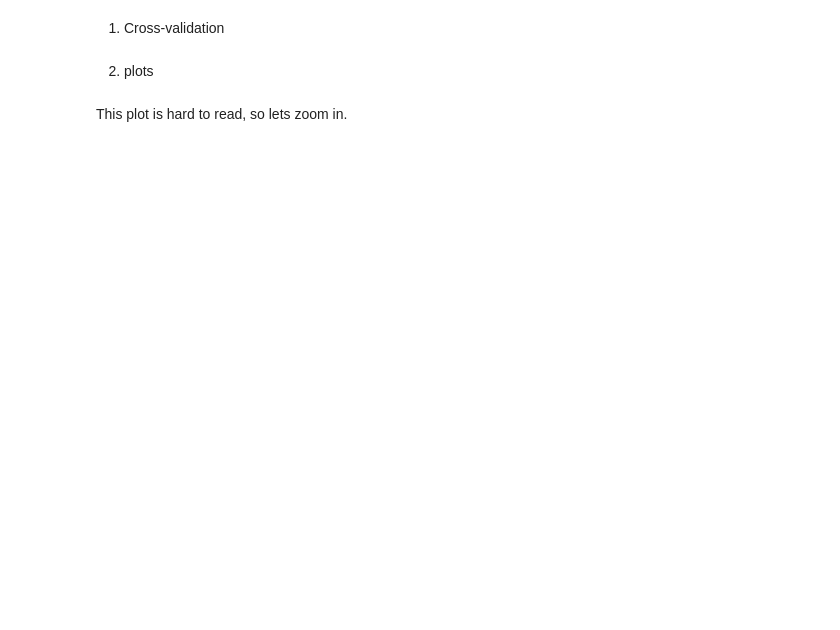
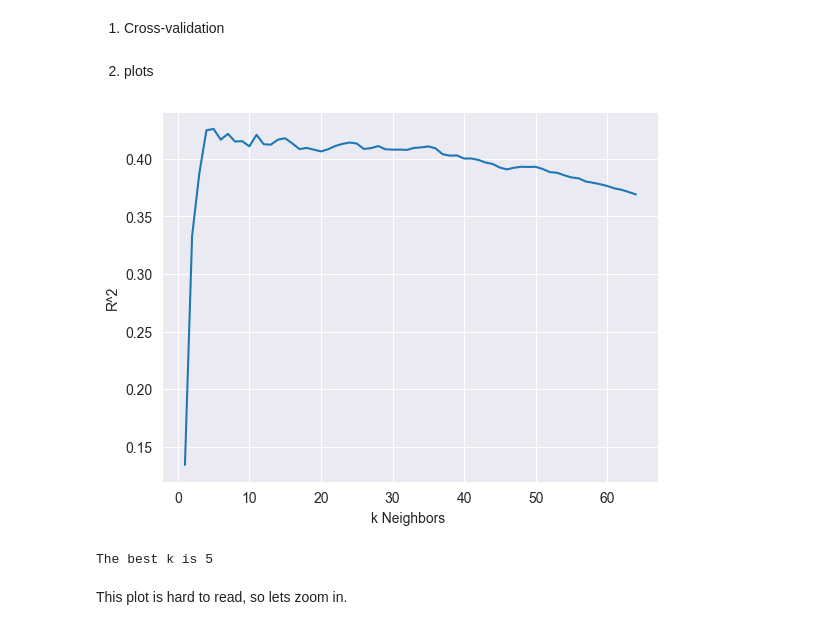
Before and after one commit to TeoDeconinck/AppliedArtificialIntelligence, a Jupyter notebook: src/modules/ML/1.SupervisedLearning_Regression/Supervised_llinear_regression/les3_demo_labo/Class3_labo_Teo_deconinck.ipynb, the cells around one changed output. Drawn from its saved outputs; the diff is of its cells as text; code cells hidden in the pictures; blank space fills up the shorter version.

```diff
--- a/src/modules/ML/1.SupervisedLearning_Regression/Supervised_llinear_regression/les3_demo_labo/Class3_labo_Teo_deconinck.ipynb
+++ b/src/modules/ML/1.SupervisedLearning_Regression/Supervised_llinear_regression/les3_demo_labo/Class3_labo_Teo_deconinck.ipynb
@@ -172,23 +225,27 @@ cv_scores = []
 sd_scores = []
 # perform 5-fold cross validation on the  possible values for the radius (bandwith)
 for k in K:
-    knn = KNeighborsRegressor(n_neighbors= ...)
-    scores = ...
-    ...
-    ...
+    knn = KNeighborsRegressor(n_neighbors= k)
+    scores = cross_val_score(knn, X_train_stand, y_train, cv=5)
+    cv_scores.append(scores.mean())
+    sd_scores.append(np.sqrt(scores.var())/np.sqrt(5))
 # %% [markdown]
 2. plots
 # %%
-max_value = ...
-max_index = ...
+max_value = max(cv_scores)
+max_index = cv_scores.index(max_value)
 
-plt.plot(..., ...)
+plt.plot(K, cv_scores)
 plt.xlabel('k Neighbors ')
 plt.ylabel('R^2')
-plt.axhline(y=...)
+
+lower_bound = max_value - 1.96 * sd_scores[max_index]
 
 plt.show()
-print('The best k is', K[...])
+print('The best k is', K[max_index])
+# %% [output]
+[figure, added]
+The best k is 5
 # %% [markdown]
 This plot is hard to read, so lets zoom in.
 # %%
```
Also changed, not shown: parts of 18 cells of this notebook, 1 other file.
